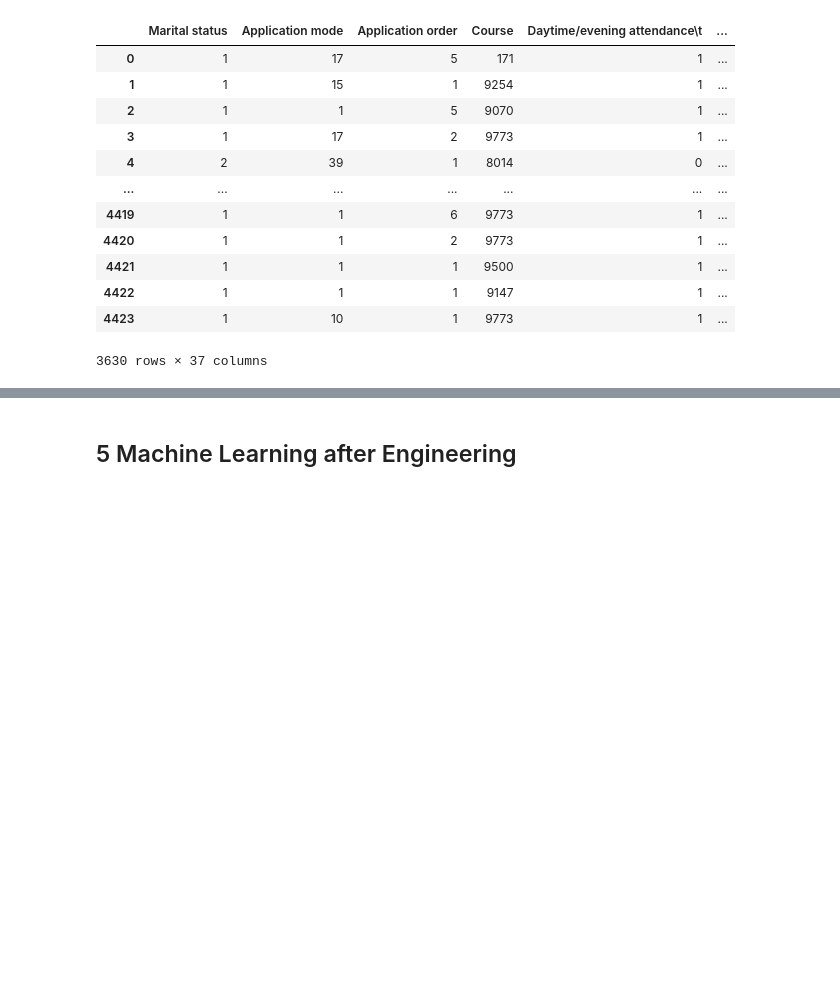
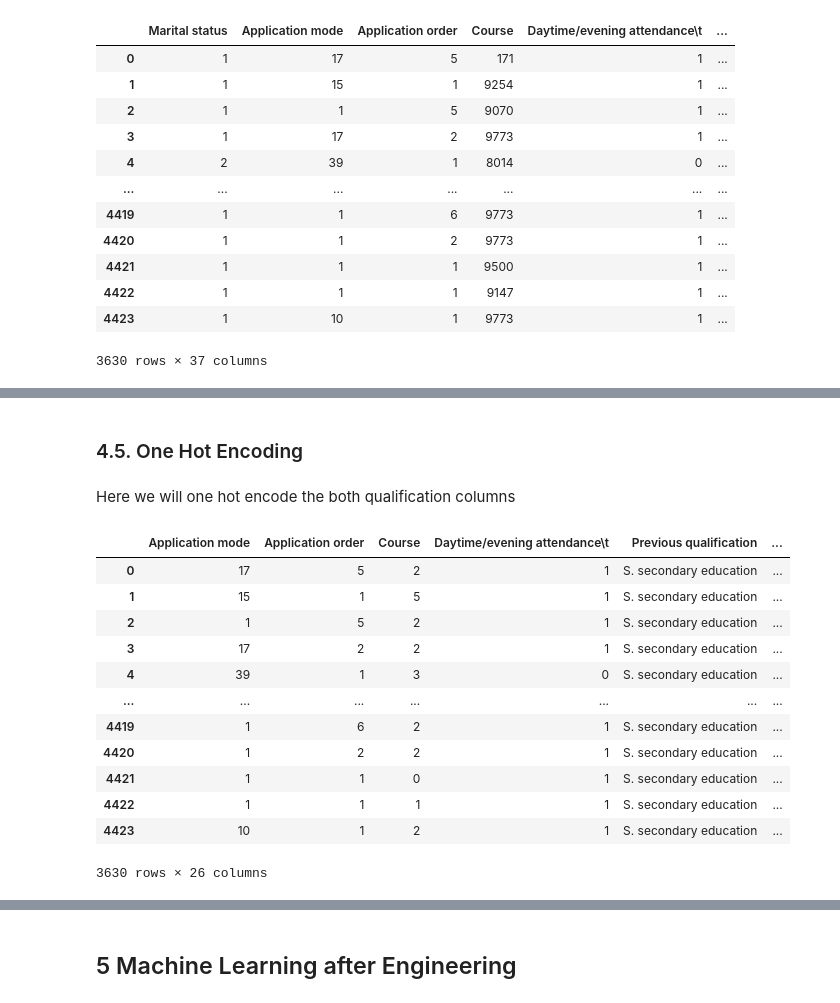
Before and after one commit to toschka123/Student_Dropout, a Jupyter notebook: ML_Project.ipynb, the cells around one changed output, grey strips where cells are left out. Cells and saved outputs as stored; diff of their text form; code cells hidden in the pictures; blank space fills up the shorter version.

Commit message:
one hot encoding & cardinality reduction

```diff
--- a/ML_Project.ipynb
+++ b/ML_Project.ipynb
@@ -728,0 +888,36 @@ data.drop(columns = ['Curricular units 1st sem (credited)','Curricular units 2nd
+# %%
+#Group Them
+data["Course"] = data["Course"].replace({
+    33: 'Engineering and Technology', # Biofuel Production Technologies
+    171: 'Design and Media', # Animation and Multimedia Desig
+    8014: 'Social Sciences', # Social Service (evening attendance)
+    9003: 'Agriculture and Environment',# Agronomy
+    9070: 'Design and Media',# Communication Design
+    9085: 'Health Sciences',# Veterinary Nursing
+    9119: 'Engineering and Technology',# Informatics Engineering
+    9130: 'Agriculture and Environment',# Equinculture
+    9147: 'Business and Management',# Management
+    9238: 'Social Sciences',#  Social Service
+    9254: 'Tourism and Hospitality',# Tourism
+    9500: 'Health Sciences',# Nursing
+    9556: 'Health Sciences',# Oral Hygiene
+    9670: 'Business and Management',# Advertising and Marketing Management
+    9773: 'Design and Media',# Journalism and Communication
+    9853: 'Education',# Basic Education
+    9991: 'Business and Management' # Management (evening attendance)
+})
+data["Course"].value_counts()
+
+#Encode them again
+data["Course"] = data["Course"].replace({
+    'Health Sciences': 0,
+    'Business and Management': 1,
+    'Design and Media': 2,
+    'Social Sciences': 3,
+    'Agriculture and Environment': 4,
+    'Tourism and Hospitality': 5,
+    'Education': 6,
+    'Engineering and Technology': 7
+})
+
+data["Course"].value_counts()
@@ -728,0 +935,20 @@ data.drop(columns = ['Curricular units 1st sem (credited)','Curricular units 2nd
+# %% [markdown]
+### 4.5. One Hot Encoding
+# %% [markdown]
+Here we will one hot encode the both qualification columns
+# %%
+data
+# %% [output]
+|  | Application mode | Application order | Course | Daytime/evening attendance\t | Previous qualification | ... |
+| 0 | 17 | 5 | 2 | 1 | S. secondary education | ... |
+| 1 | 15 | 1 | 5 | 1 | S. secondary education | ... |
+| 2 | 1 | 5 | 2 | 1 | S. secondary education | ... |
+| 3 | 17 | 2 | 2 | 1 | S. secondary education | ... |
+| 4 | 39 | 1 | 3 | 0 | S. secondary education | ... |
+| ... | ... | ... | ... | ... | ... | ... |
+| 4419 | 1 | 6 | 2 | 1 | S. secondary education | ... |
+| 4420 | 1 | 2 | 2 | 1 | S. secondary education | ... |
+| 4421 | 1 | 1 | 0 | 1 | S. secondary education | ... |
+| 4422 | 1 | 1 | 1 | 1 | S. secondary education | ... |
+| 4423 | 10 | 1 | 2 | 1 | S. secondary education | ... |
+3630 rows × 26 columns
```
Also changed, not shown: parts of 30 cells of this notebook.
